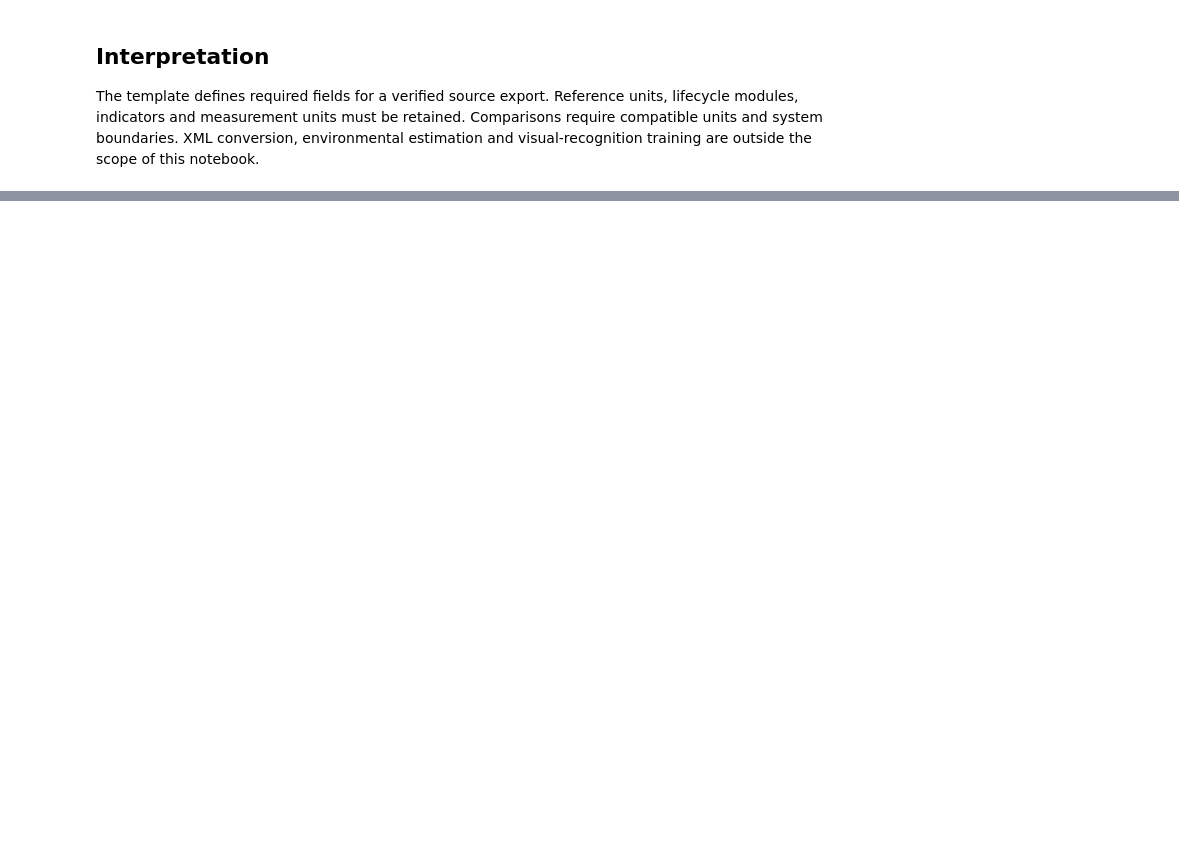
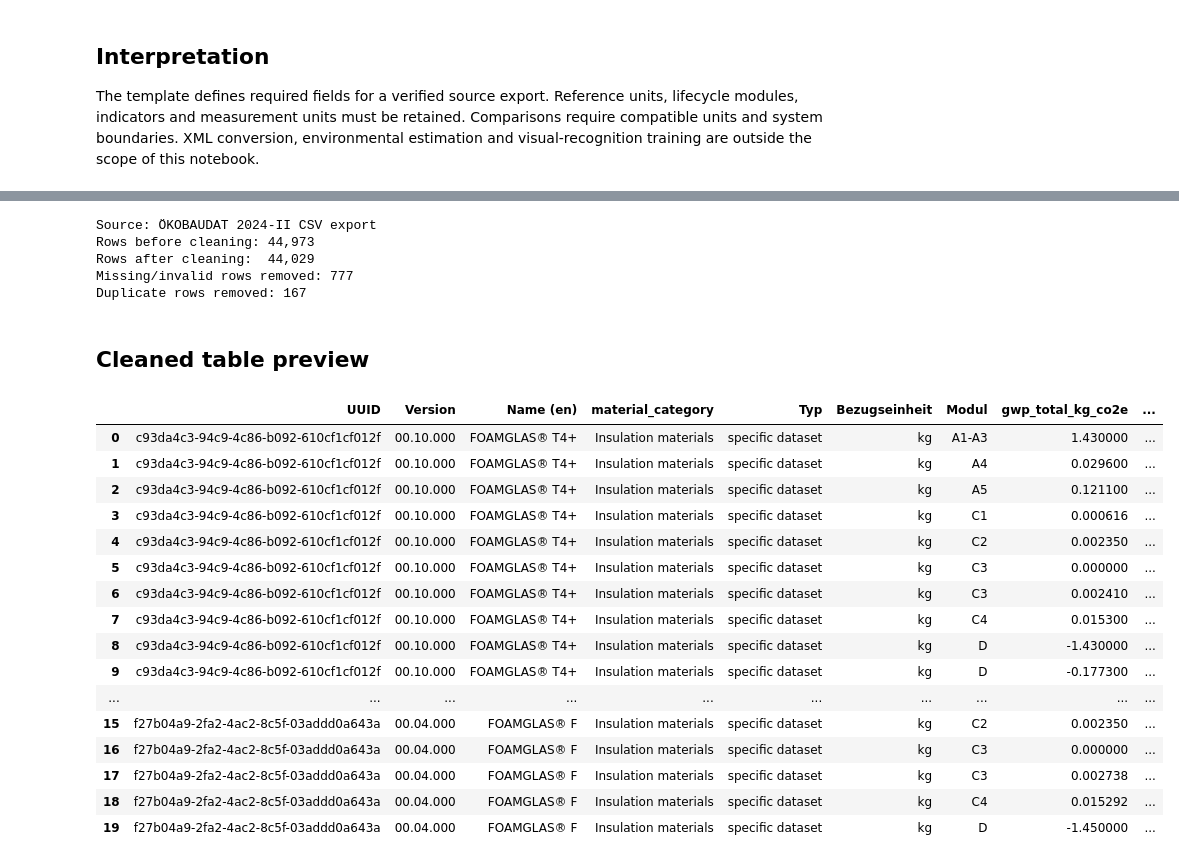
Before and after one commit to samihaabedanur/Fitwell-AI, a Jupyter notebook: notebooks/04_oekobaudat_analysis.ipynb, the cells around one changed output, grey strips where cells are left out. Drawn from its saved outputs; the diff is of its cells as text; code cells hidden in the pictures; blank space fills up the shorter version.

```diff
--- a/notebooks/04_oekobaudat_analysis.ipynb
+++ b/notebooks/04_oekobaudat_analysis.ipynb
@@ -57,0 +78,47 @@ The template defines required fields for a verified source export. Reference uni
+# %%
+from pathlib import Path
+import json
+import pandas as pd
+from IPython.display import display, Image
+
+ROOT = Path.cwd()
+if not (ROOT / 'datasets/oekobaudat').exists():
+    ROOT = ROOT.parent
+FOLDER = ROOT / 'datasets/oekobaudat'
+cleaned = pd.read_csv(FOLDER / 'environmental_records_clean.csv')
+with (FOLDER / 'analysis/cleaning_report.json').open(encoding='utf-8') as f:
+    report = json.load(f)
+print('Source:', report['source'])
+print(f"Rows before cleaning: {report['rows_before_cleaning']:,}")
+print(f"Rows after cleaning:  {report['rows_after_cleaning']:,}")
+print(f"Missing/invalid rows removed: {report['missing_required_values_removed']:,}")
+print(f"Duplicate rows removed: {report['duplicate_rows_removed']:,}")
+# %% [output]
+Source: ÖKOBAUDAT 2024-II CSV export
+Rows before cleaning: 44,973
+Rows after cleaning:  44,029
+Missing/invalid rows removed: 777
+Duplicate rows removed: 167
+# %% [markdown]
+## Cleaned table preview
+# %%
+display(cleaned.head(20))
+display(cleaned.describe(include='all').transpose().head(12))
+# %% [output]
+|  | UUID | Version | Name (en) | material_category | Typ | Bezugseinheit | Modul | gwp_total_kg_co2e | ... |
+| 0 | c93da4c3-94c9-4c86-b092-610cf1cf012f | 00.10.000 | FOAMGLAS® T4+ | Insulation materials | specific dataset | kg | A1-A3 | 1.430000 | ... |
+| 1 | c93da4c3-94c9-4c86-b092-610cf1cf012f | 00.10.000 | FOAMGLAS® T4+ | Insulation materials | specific dataset | kg | A4 | 0.029600 | ... |
+| 2 | c93da4c3-94c9-4c86-b092-610cf1cf012f | 00.10.000 | FOAMGLAS® T4+ | Insulation materials | specific dataset | kg | A5 | 0.121100 | ... |
+| 3 | c93da4c3-94c9-4c86-b092-610cf1cf012f | 00.10.000 | FOAMGLAS® T4+ | Insulation materials | specific dataset | kg | C1 | 0.000616 | ... |
+| 4 | c93da4c3-94c9-4c86-b092-610cf1cf012f | 00.10.000 | FOAMGLAS® T4+ | Insulation materials | specific dataset | kg | C2 | 0.002350 | ... |
+| 5 | c93da4c3-94c9-4c86-b092-610cf1cf012f | 00.10.000 | FOAMGLAS® T4+ | Insulation materials | specific dataset | kg | C3 | 0.000000 | ... |
+| 6 | c93da4c3-94c9-4c86-b092-610cf1cf012f | 00.10.000 | FOAMGLAS® T4+ | Insulation materials | specific dataset | kg | C3 | 0.002410 | ... |
+| 7 | c93da4c3-94c9-4c86-b092-610cf1cf012f | 00.10.000 | FOAMGLAS® T4+ | Insulation materials | specific dataset | kg | C4 | 0.015300 | ... |
+| 8 | c93da4c3-94c9-4c86-b092-610cf1cf012f | 00.10.000 | FOAMGLAS® T4+ | Insulation materials | specific dataset | kg | D | -1.430000 | ... |
+| 9 | c93da4c3-94c9-4c86-b092-610cf1cf012f | 00.10.000 | FOAMGLAS® T4+ | Insulation materials | specific dataset | kg | D | -0.177300 | ... |
+| ... | ... | ... | ... | ... | ... | ... | ... | ... | ... |
+| 15 | f27b04a9-2fa2-4ac2-8c5f-03addd0a643a | 00.04.000 | FOAMGLAS® F | Insulation materials | specific dataset | kg | C2 | 0.002350 | ... |
+| 16 | f27b04a9-2fa2-4ac2-8c5f-03addd0a643a | 00.04.000 | FOAMGLAS® F | Insulation materials | specific dataset | kg | C3 | 0.000000 | ... |
+| 17 | f27b04a9-2fa2-4ac2-8c5f-03addd0a643a | 00.04.000 | FOAMGLAS® F | Insulation materials | specific dataset | kg | C3 | 0.002738 | ... |
+| 18 | f27b04a9-2fa2-4ac2-8c5f-03addd0a643a | 00.04.000 | FOAMGLAS® F | Insulation materials | specific dataset | kg | C4 | 0.015292 | ... |
+| 19 | f27b04a9-2fa2-4ac2-8c5f-03addd0a643a | 00.04.000 | FOAMGLAS® F | Insulation materials | specific dataset | kg | D | -1.450000 | ... |
```
Also changed, not shown: parts of 10 cells of this notebook, 32 other files.
